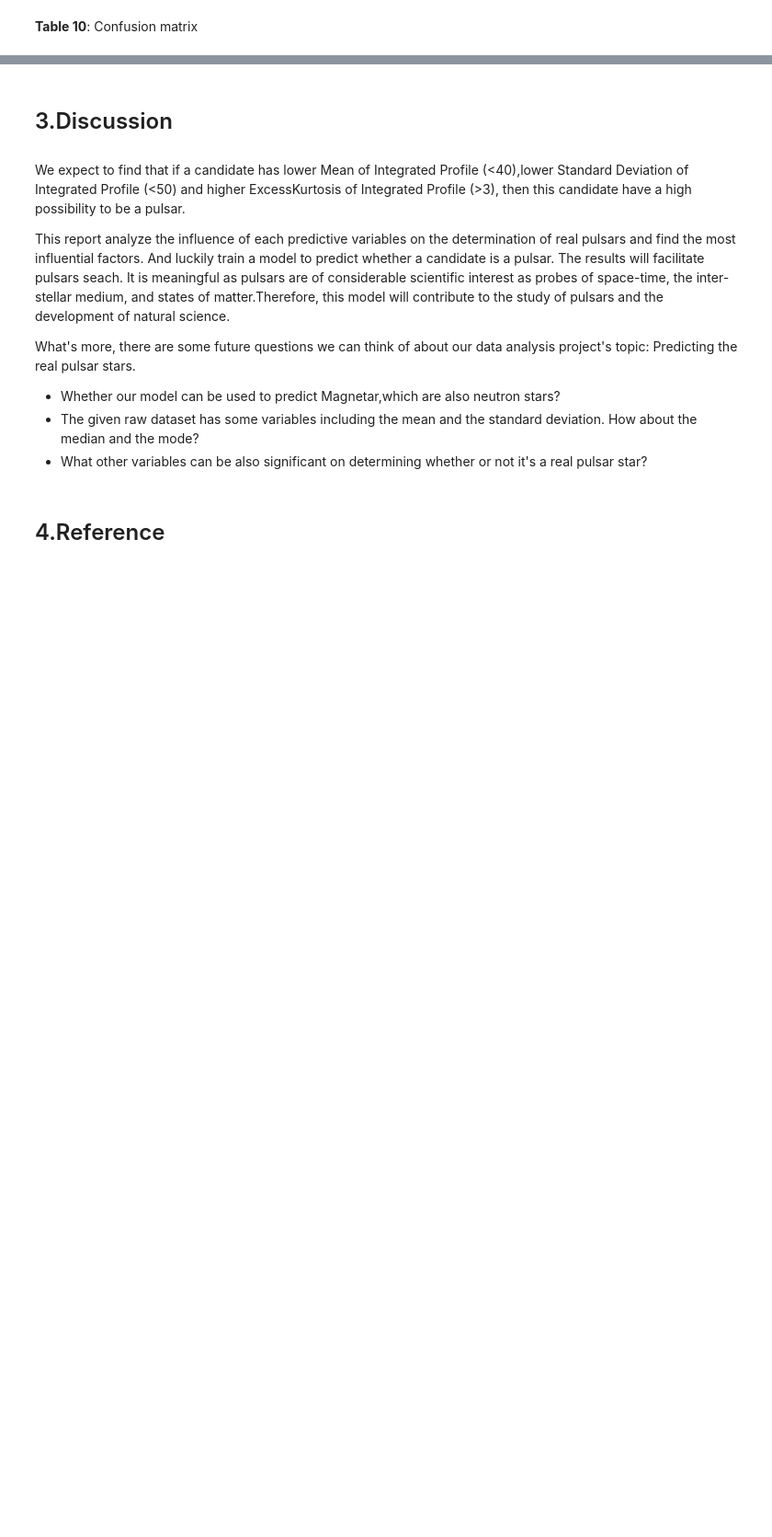
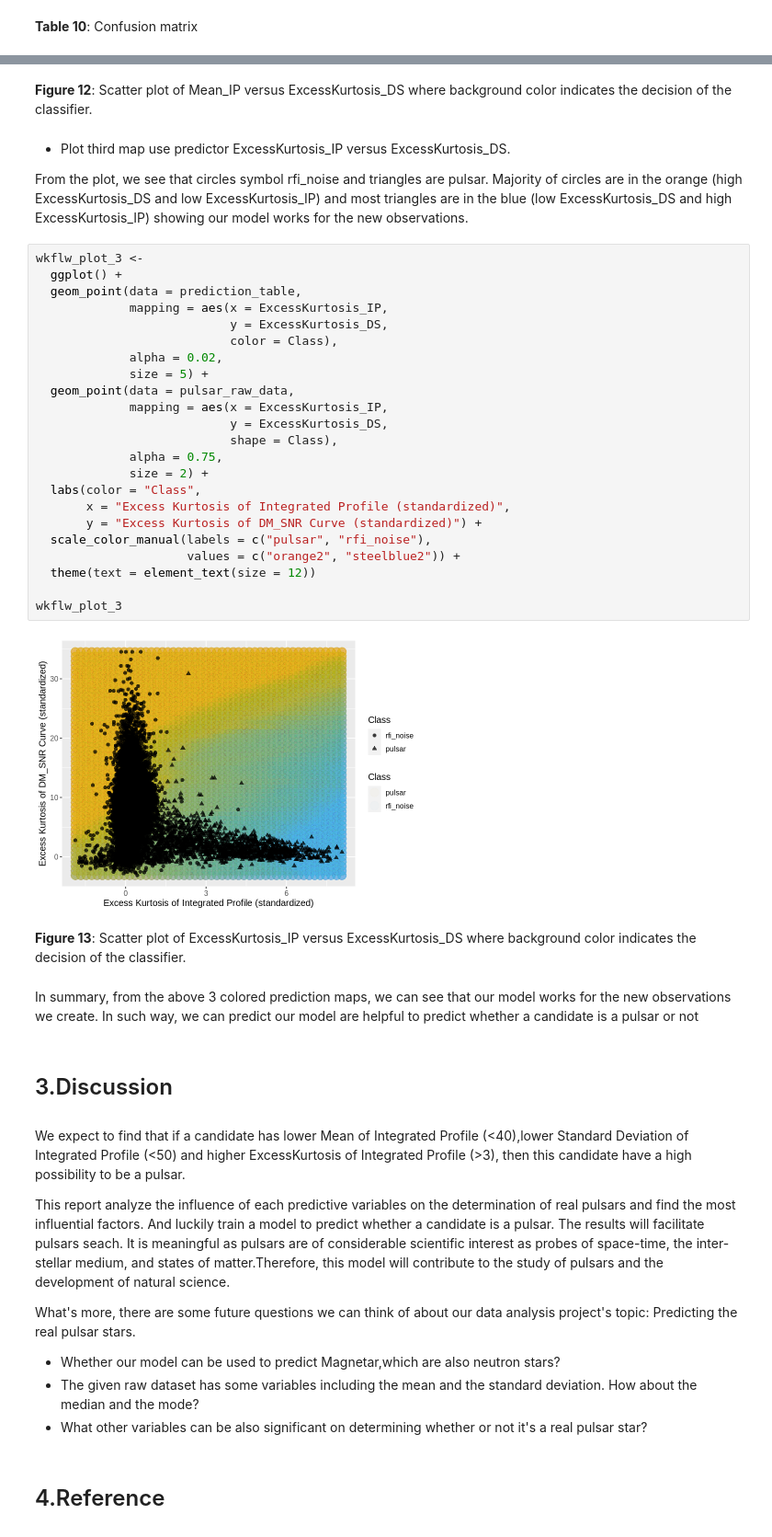
Before and after one commit to JeanetteOfficial/ActiveDSCI100_Group_006-1_proj, a Jupyter notebook: projectproposal.ipynb, the cells around one changed output, grey strips where cells are left out. Shown at 92% size. Cells and saved outputs as stored; diff of their text form; blank space fills up the shorter version.

```diff
--- a/projectproposal.ipynb
+++ b/projectproposal.ipynb
@@ -548,3 +617,38 @@ autoplot(confusion, type = "mosaic", xlab="Observed Class", ylab="Predicted Clas
+# %% [markdown]
+**Figure 12**: Scatter plot of Mean_IP versus ExcessKurtosis_DS where background color indicates the decision of the classifier.
+# %% [markdown]
+* Plot third map use predictor ExcessKurtosis_IP versus ExcessKurtosis_DS.
+
+From the plot, we see that circles symbol rfi_noise and triangles are pulsar. Majority of circles are in the orange (high ExcessKurtosis_DS and low ExcessKurtosis_IP) and most triangles are in the blue (low ExcessKurtosis_DS and high ExcessKurtosis_IP) showing our model works for the new observations.
+# %%
+wkflw_plot_3 <-
+  ggplot() +
+  geom_point(data = prediction_table,
+             mapping = aes(x = ExcessKurtosis_IP,
+                           y = ExcessKurtosis_DS,
+                           color = Class),
+             alpha = 0.02,
+             size = 5) +
+  geom_point(data = pulsar_raw_data,
+             mapping = aes(x = ExcessKurtosis_IP,
+                           y = ExcessKurtosis_DS,
+                           shape = Class),
+             alpha = 0.75,
+             size = 2) +
+  labs(color = "Class",
+       x = "Excess Kurtosis of Integrated Profile (standardized)",
+       y = "Excess Kurtosis of DM_SNR Curve (standardized)") +
+  scale_color_manual(labels = c("pulsar", "rfi_noise"),
+                     values = c("orange2", "steelblue2")) +
+  theme(text = element_text(size = 12))
+
+wkflw_plot_3
+# %% [output]
+[figure, added]
+# %% [markdown]
+**Figure 13**: Scatter plot of ExcessKurtosis_IP versus ExcessKurtosis_DS where background color indicates the decision of the classifier.
+# %% [markdown]
+In summary, from the above 3 colored prediction maps, we can see that our model works for the new observations we create. In such way, we can predict our model are helpful to predict whether a candidate is a pulsar or not
 # %% [markdown]
 # <font size="5"> 3.Discussion
 # %% [markdown]
```
Also changed, not shown: parts of 19 cells of this notebook.
